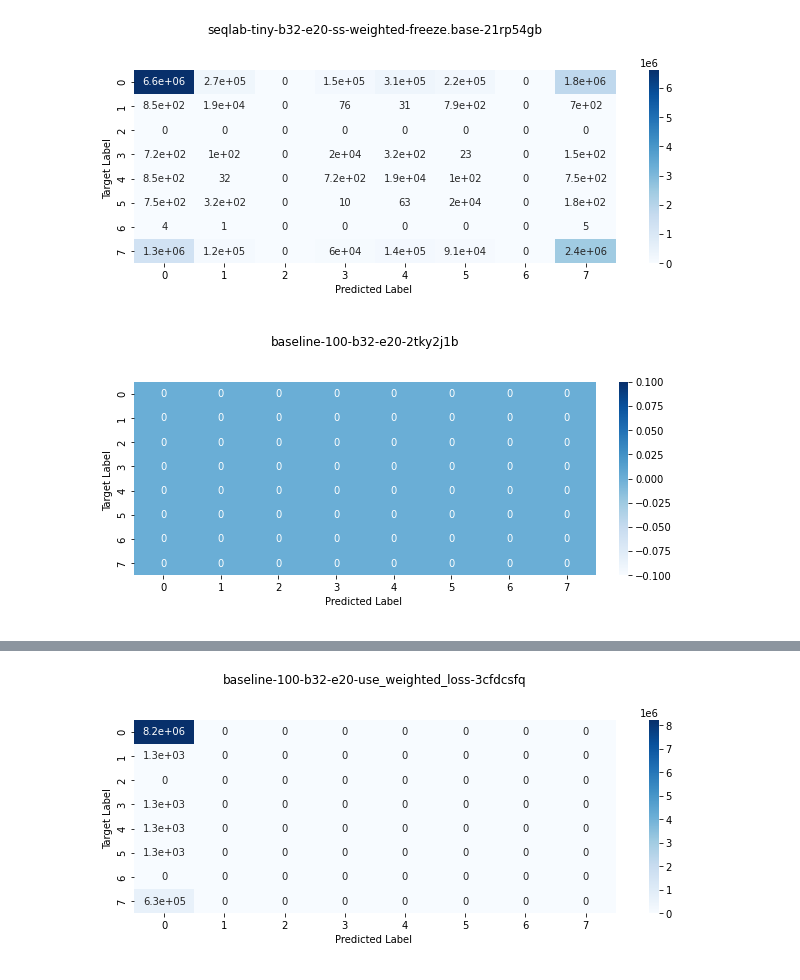
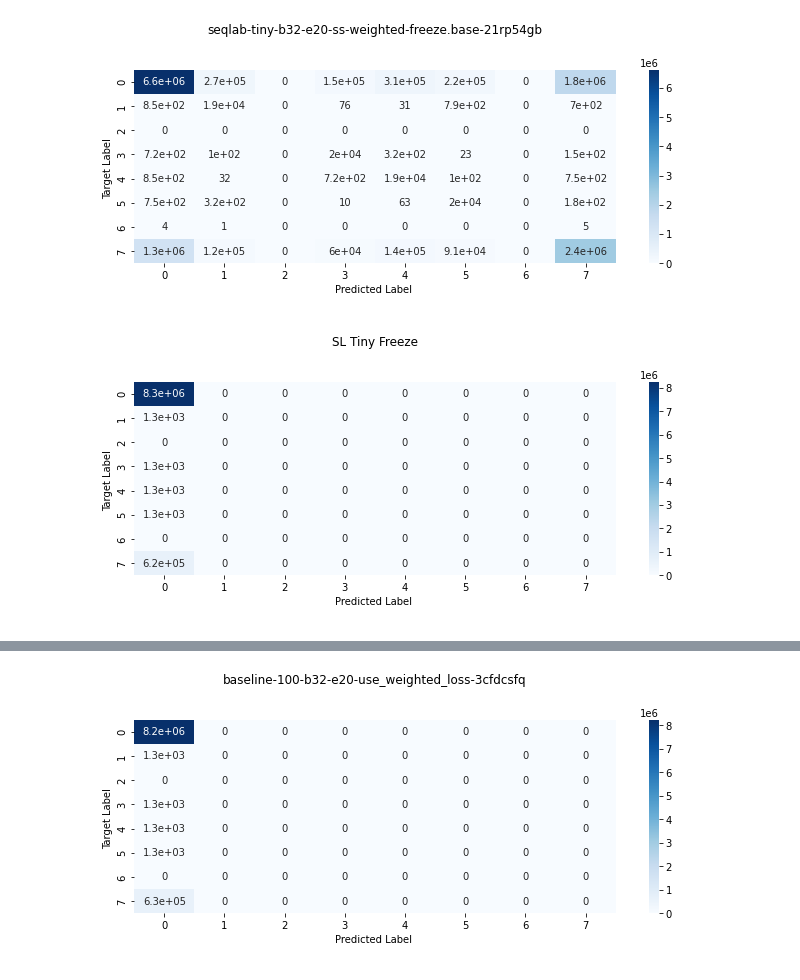
Before and after one commit to anwari32/sequence-processing, a Jupyter notebook: visualisation.ipynb, the cells around one changed output, grey strips where cells are left out. Drawn from its saved outputs; the diff is of its cells as text; code cells hidden in the pictures.

```diff
--- a/visualisation.ipynb
+++ b/visualisation.ipynb
@@ -434,22 +434,22 @@ plt.show()
 # %%
 from utils.confusion_matrix import create_confusion_matrix
 from sklearn.metrics import confusion_matrix
 import seaborn as sns
 import matplotlib.pyplot as plt
 
-validation_log_path = os.path.join("run", "baseline-100-b32-e20-2tky2j1b", "validation_log.19.csv")
-preds, targets = create_confusion_matrix(validation_log_path, 0.1)
+validation_log_path = os.path.join("run", "sequence-labelling-10-freeze.base-2lw2cycu", "eval_log.csv")
+preds, targets = create_confusion_matrix(validation_log_path)
 fig, ax = plt.subplots(constrained_layout=True, figsize=(8,4))
 ax = sns.heatmap(confusion_matrix(targets, preds, labels=[0,1,2,3,4,5,6,7]), annot=True, cmap='Blues')
-ax.set_title('baseline-100-b32-e20-2tky2j1b\n\n')
+ax.set_title('SL Tiny Freeze\n\n')
 ax.set_xlabel('Predicted Label \n')
 ax.set_ylabel('Target Label ')
 
 ## Display the visualization of the Confusion Matrix.
 
 plt.show()
 # %% [output]
-[figure, old version]
+[figure, new version]
 # %%
 from utils.confusion_matrix import create_confusion_matrix
 from sklearn.metrics import confusion_matrix
```
Also changed, not shown: parts of 1 cell of this notebook, 7 other files.
